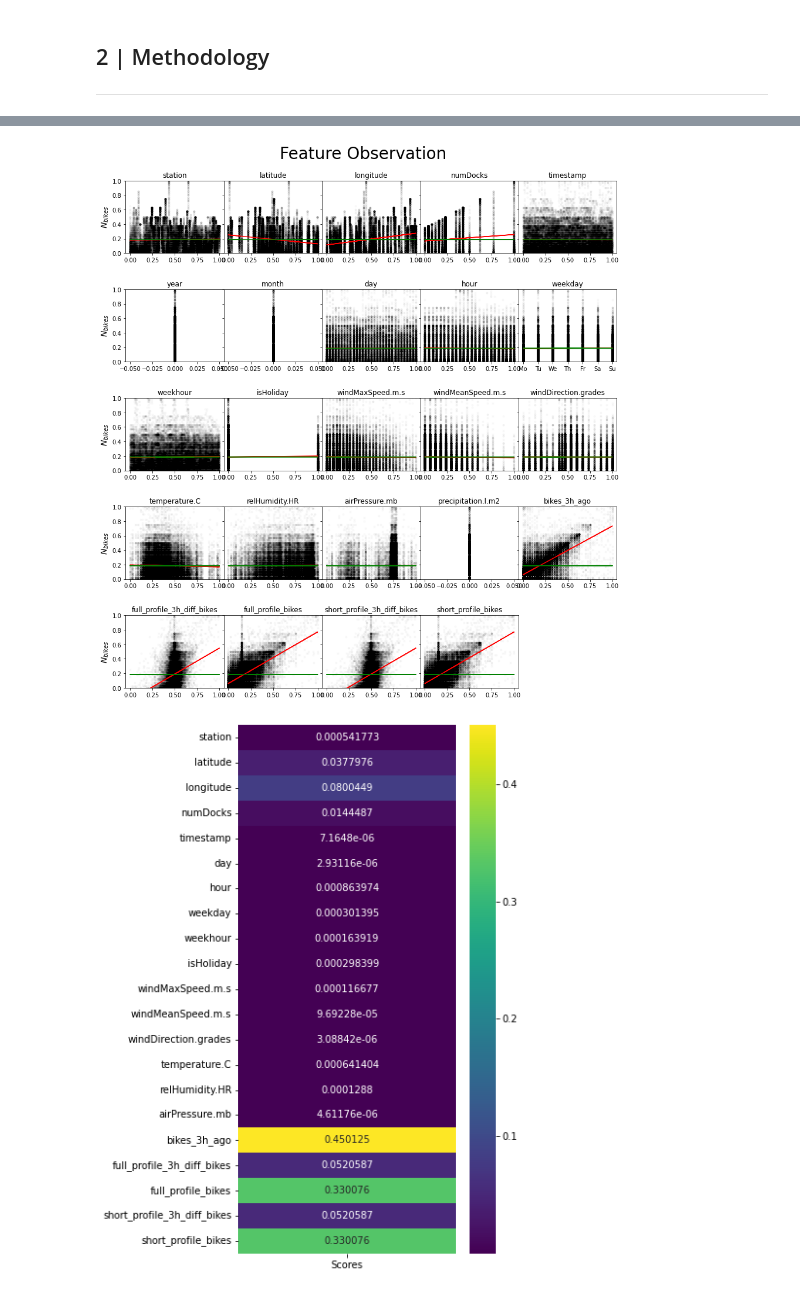
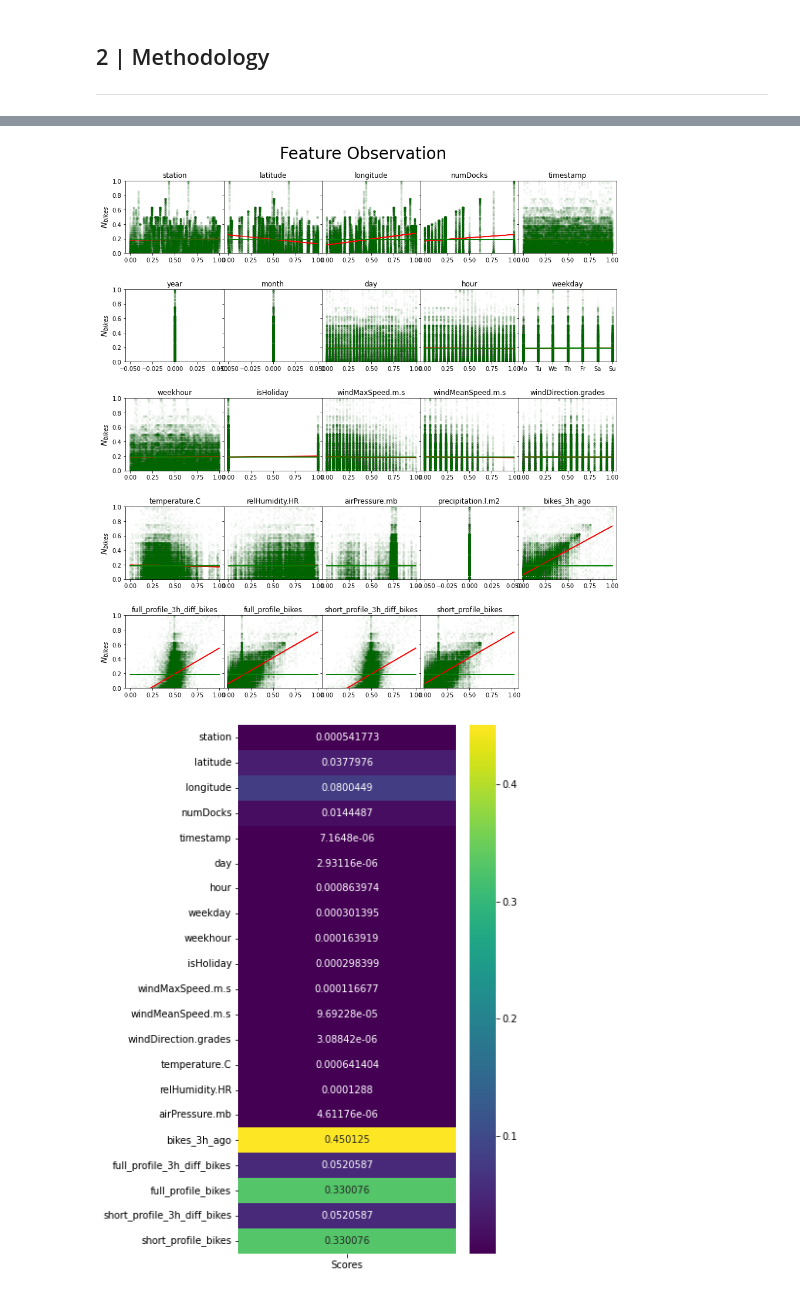
Before and after one commit to PPatton95/MB_2021, a Jupyter notebook: new_report.ipynb, the cells around one changed output, grey strips where cells are left out. Drawn from its saved outputs; the diff is of its cells as text; code cells hidden in the pictures.

```diff
--- a/new_report.ipynb
+++ b/new_report.ipynb
@@ -87,4 +157,7 @@ ModuleNotFoundError: No module named 'plotly'
 # %%
+bikes = pd.DataFrame(dataset['bikes'].copy())
+dataset = dataset.drop(['bikes'],axis=1)
+
 pls = PLSRegression(n_components=1,scale = False)
 pls_data = {'Feature':[],'Score':[]}
 
@@ -142,37 +215,37 @@ for i in range(0,n_plt**2):
     y_mean = np.ones(len(y))*np.mean(y)
 
     try:
         pls.fit(x, y)
         corr_score = pls.score(x,y)
         # x = pls.transform(x)
         y_p = pls.predict(x)
 
         pls_data['Feature'].append(columns[i])
         pls_data['Score'].append(corr_score)
 
-        axs[row,col].scatter(x,y,marker='.',c='k',alpha = 0.02)
+        axs[row,col].scatter(x,y,marker='.',c='darkgreen',alpha = 0.02)
         axs[row,col].plot(x,y_p,c='r')
     except:
-        axs[row,col].scatter(x,y,marker='.',c='k',alpha = 0.02)
+        axs[row,col].scatter(x,y,marker='.',c='darkgreen',alpha = 0.02)
 
     axs[row,col].plot(x,y_mean,c='g')
     axs[row,col].set_ylim([0,1])
     # axs[row,col].set_xlim([min(x),max(x)])
     axs[row,col].set_title(columns[i])
 
     if dotw == True:
         t_list = np.linspace(min(x),max(x),7)
         tick_list = [item for sublist in t_list for item in sublist]
 
         axs[row,col].set_xticks(tick_list, [d[0:2] for d in weekDays])
 
     if col == 0:
         axs[row,col].set_ylabel(r'$N_{bikes}$',fontsize =14)
 
 plt.subplots_adjust(wspace=0,hspace = 0.5,top=0.925)
-plt.savefig('data/USER/Figures/Feature_Observations.jpeg',dpi = 300,bbox_inches='tight')
+#plt.savefig('data/USER/Figures/Feature_Observations.jpeg',dpi = 300,bbox_inches='tight')
 # %% [output]
-[figure, old version]
+[figure, new version]
 # %%
 df = pd.DataFrame({"Scores": pls_data['Score']},
                   index=pls_data['Feature'])
```
Also changed, not shown: parts of 22 cells of this notebook, 1 other file.
